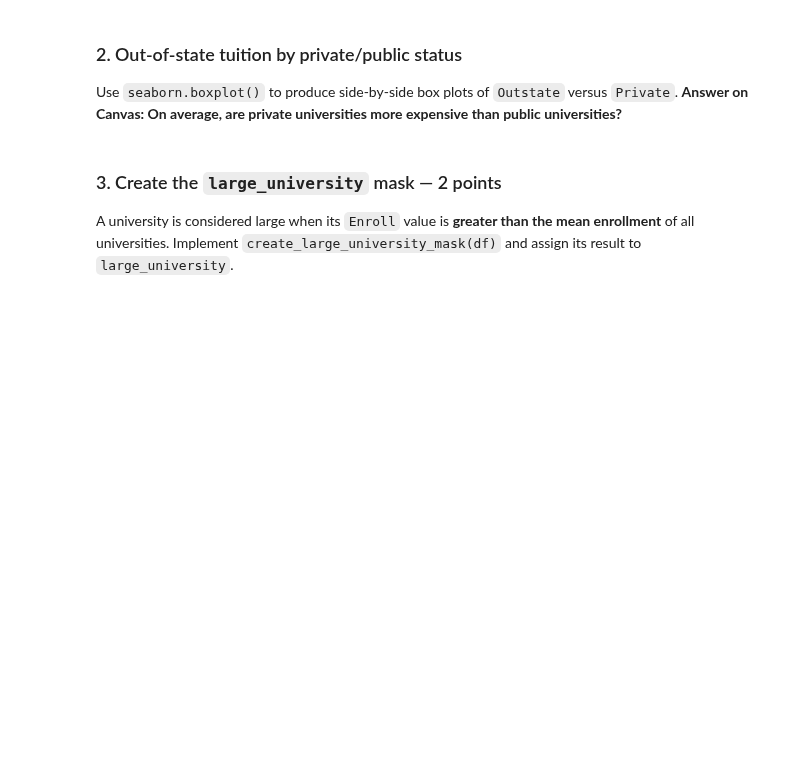
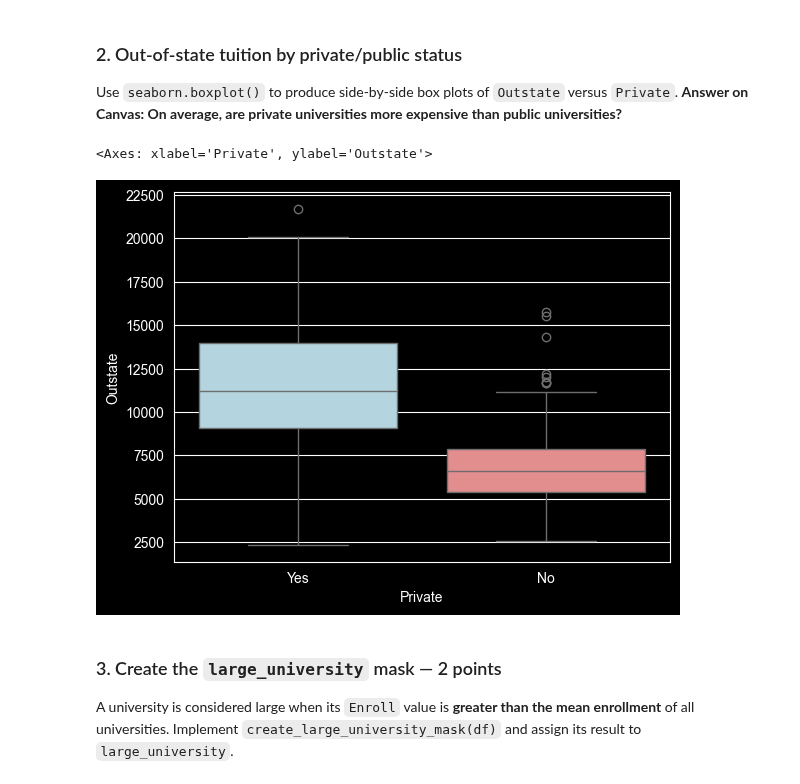
Before and after one commit to fuadh246/ese-5410, a Jupyter notebook: homework/project_2/project2_student_template.ipynb, the cells around one changed output. Saved outputs shown, nothing was run; the diff lists cells and outputs as text; code cells hidden in the pictures; blank space fills up the shorter version.

```diff
--- a/homework/project_2/project2_student_template.ipynb
+++ b/homework/project_2/project2_student_template.ipynb
@@ -216,8 +230,10 @@ raise NotImplementedError
 ### 2. Out-of-state tuition by private/public status
 Use `seaborn.boxplot()` to produce side-by-side box plots of `Outstate` versus `Private`. **Answer on Canvas: On average, are private universities more expensive than public universities?**
 # %%
-# YOUR CODE HERE
-raise NotImplementedError
+sns.boxplot(x="Private", y="Outstate", data=college, palette=["lightblue", "lightcoral"], hue="Private", legend=False)
+# %% [output]
+<Axes: xlabel='Private', ylabel='Outstate'>
+[figure, added]
 # %% [markdown]
 ### 3. Create the `large_university` mask — 2 points
 A university is considered large when its `Enroll` value is **greater than the mean enrollment** of all universities. Implement `create_large_university_mask(df)` and assign its result to `large_university`.
```
Also changed, not shown: parts of 38 cells of this notebook.
